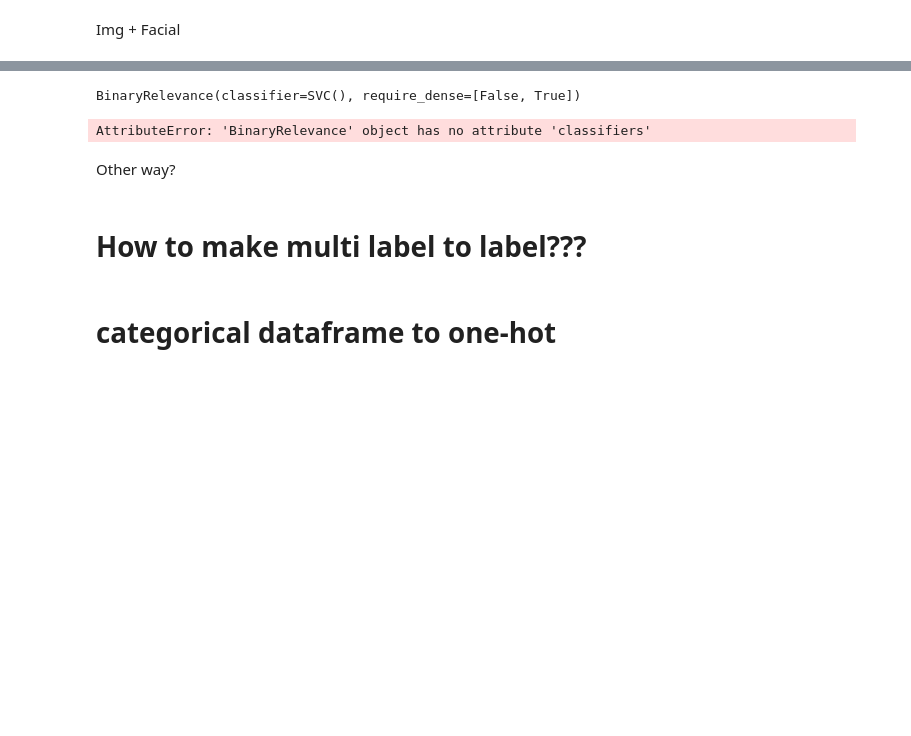
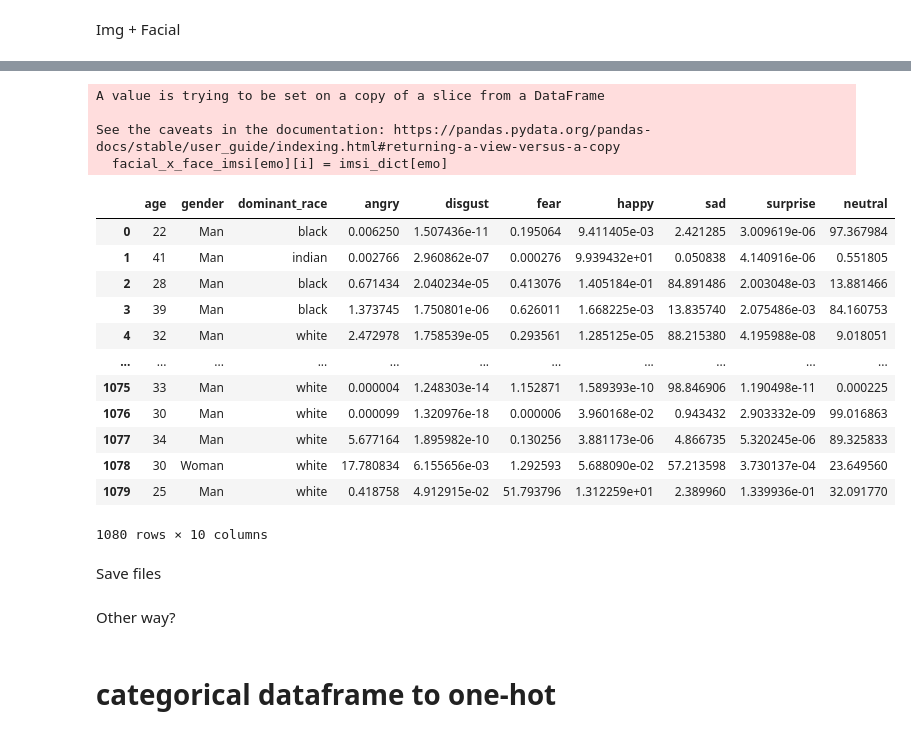
Before and after one commit to cid2rrrr/0220dbtest, a Jupyter notebook: test.ipynb, the cells around one changed output, grey strips where cells are left out. Cells and saved outputs as stored; diff of their text form; code cells hidden in the pictures; blank space fills up the shorter version.

Commit message:
data_norm_ing

```diff
--- a/test.ipynb
+++ b/test.ipynb
@@ -249,3 +252,4 @@ Img + Facial
 # %%
 facial = df0415.copy()
 facial = facial[facial['age'] != 0]
+facial = facial.reset_index()
@@ -426,5 +255,0 @@ AttributeError: 'BinaryRelevance' object has no attribute 'classifiers'
-# %%
-
-clf.fit(X_train, y_train)
-# %% [output]
-BinaryRelevance(classifier=SVC(), require_dense=[False, True])
@@ -433,4 +256,47 @@ prediction = clf.predict(X_test)
-# %%
-clf.classifiers
-# %% [output]
-AttributeError: 'BinaryRelevance' object has no attribute 'classifiers'
+# %%
+#facial_y is multi-label
+facial_y = facial.iloc[:,12:]
+
+facial_x = facial.iloc[:,2:12]
+# %%
+from ast import literal_eval
+
+# Input Layer 1 : image (facial_x_img)
+facial_x_img = facial_x[['path']]
+
+# Input Layer 2 : facial info. (facial_x_face)
+facial_x_face_imsi = facial_x[['age', 'gender', 'dominant_race', 'emotion']]
+facial_x_face_imsi = facial_x_face_imsi.assign(angry=0.0, disgust=0.0, fear=0.0, happy=0.0, sad=0.0, surprise=0.0, neutral=0.0)
+
+for i in facial_x_face_imsi.index:
+    imsi_dict = literal_eval(facial_x_face_imsi['emotion'][i])
+
+    for emo in imsi_dict:
+        facial_x_face_imsi[emo][i] = imsi_dict[emo]
+
+facial_x_face = facial_x_face_imsi.drop(['emotion'], axis=1)
+
+# Input Layer 3 : grey scale. (facial_x_grey)
+# %% [output]
+A value is trying to be set on a copy of a slice from a DataFrame
+
+See the caveats in the documentation: https://pandas.pydata.org/pandas-docs/stable/user_guide/indexing.html#returning-a-view-versus-a-copy
+  facial_x_face_imsi[emo][i] = imsi_dict[emo]
+# %%
+facial_x_face
+# %% [output]
+|  | age | gender | dominant_race | angry | disgust | fear | happy | sad | surprise | neutral |
+| 0 | 22 | Man | black | 0.006250 | 1.507436e-11 | 0.195064 | 9.411405e-03 | 2.421285 | 3.009619e-06 | 97.367984 |
+| 1 | 41 | Man | indian | 0.002766 | 2.960862e-07 | 0.000276 | 9.939432e+01 | 0.050838 | 4.140916e-06 | 0.551805 |
+| 2 | 28 | Man | black | 0.671434 | 2.040234e-05 | 0.413076 | 1.405184e-01 | 84.891486 | 2.003048e-03 | 13.881466 |
+| 3 | 39 | Man | black | 1.373745 | 1.750801e-06 | 0.626011 | 1.668225e-03 | 13.835740 | 2.075486e-03 | 84.160753 |
+| 4 | 32 | Man | white | 2.472978 | 1.758539e-05 | 0.293561 | 1.285125e-05 | 88.215380 | 4.195988e-08 | 9.018051 |
+| ... | ... | ... | ... | ... | ... | ... | ... | ... | ... | ... |
+| 1075 | 33 | Man | white | 0.000004 | 1.248303e-14 | 1.152871 | 1.589393e-10 | 98.846906 | 1.190498e-11 | 0.000225 |
+| 1076 | 30 | Man | white | 0.000099 | 1.320976e-18 | 0.000006 | 3.960168e-02 | 0.943432 | 2.903332e-09 | 99.016863 |
+| 1077 | 34 | Man | white | 5.677164 | 1.895982e-10 | 0.130256 | 3.881173e-06 | 4.866735 | 5.320245e-06 | 89.325833 |
+| 1078 | 30 | Woman | white | 17.780834 | 6.155656e-03 | 1.292593 | 5.688090e-02 | 57.213598 | 3.730137e-04 | 23.649560 |
+| 1079 | 25 | Man | white | 0.418758 | 4.912915e-02 | 51.793796 | 1.312259e+01 | 2.389960 | 1.339936e-01 | 32.091770 |
+1080 rows × 10 columns
+# %% [markdown]
+Save files
@@ -437,6 +308,4 @@ AttributeError: 'BinaryRelevance' object has no attribute 'classifiers'
 # %% [markdown]
 Other way?
-# %% [markdown]
-# How to make multi label to label???
 # %% [markdown]
 # categorical dataframe to one-hot
```
Also changed, not shown: parts of 46 cells of this notebook, 3 other files.
